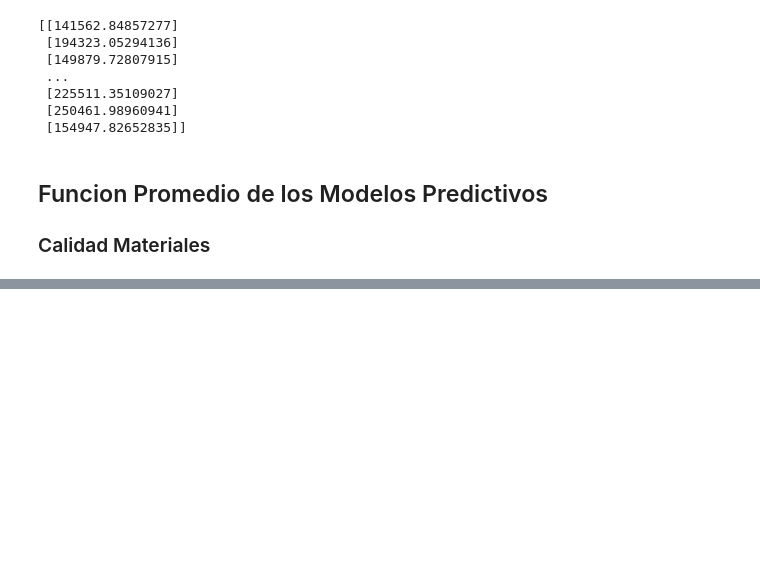
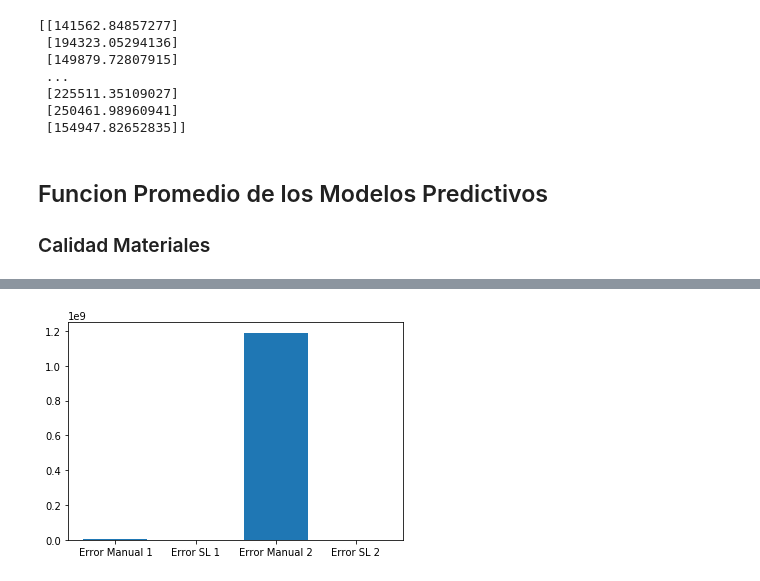
Before and after one commit to EldaCalderon/Proyecto-Phyton, a Jupyter notebook: ProyectoFinal.ipynb, the cells around one changed output, grey strips where cells are left out. Drawn from its saved outputs; the diff is of its cells as text; code cells hidden in the pictures; blank space fills up the shorter version.

```diff
--- a/ProyectoFinal.ipynb
+++ b/ProyectoFinal.ipynb
@@ -795,3 +787,7 @@ array([30324.58517496])
+# %%
+m_sl2 = reg2.coef_[0,0]
+# %%
+b_sl2 = reg2.intercept_[0]
 # %%
 y_pred2 = reg.predict(x2)
 print(y_pred2)
@@ -859,0 +898,43 @@ regresion_lineal(vectorX1, train[:,0], 6000, 500, 0.00000001)
+# %%
+prediccion1 = promedio_y(m_manual1, b_manual1, m_sl1, b_sl1, test[:,1])
+
+prediccion1[0] # y modelo manual
+prediccion1[1] # y modelo sl
+test[:,0] # y real
+
+# Calculo del error
+
+error_manual1 = np.abs(prediccion1[0] - test[:,0])
+error_total_manual1 = np.sum(error_manual1) / len(error_manual1)
+
+error_sl1 = np.abs(prediccion1[1] - test[:,0])
+error_total_sl1 = np.sum(error_sl1) / len(error_sl1)
+# %%
+prediccion2 = promedio_y(m_manual2, b_manual2, m_sl2, b_sl2, test[:,2])
+
+prediccion2[0] # y modelo manual
+prediccion2[1] # y modelo sl
+test[:,0] # y real
+
+# Calculo del error
+
+error_manual2 = np.abs(prediccion2[0] - test[:,0])
+error_total_manual2 = np.sum(error_manual2) /  len(error_manual2)
+
+error_sl2 = np.abs(prediccion2[1] - test[:,0])
+error_total_sl2 = np.sum(error_sl2) / len(error_sl2)
+# %%
+fig = plt.figure(u'Gráfica de barras')
+ax1 = fig.add_subplot(1,1,1)
+
+nombres1 = ['Error Manual 1','Error SL 1','Error Manual 2','Error SL 2']
+datos1 = [error_total_manual1, error_total_sl1, error_total_manual2, error_total_sl2]
+xx1 = range(len(datos1))
+
+ax1.bar(xx1, datos1, width=0.8, align='center')
+ax1.set_xticks(xx1)
+ax1.set_xticklabels(nombres1)
+
+plt.show()
+# %% [output]
+[figure, added]
```
Also changed, not shown: parts of 18 cells of this notebook.
